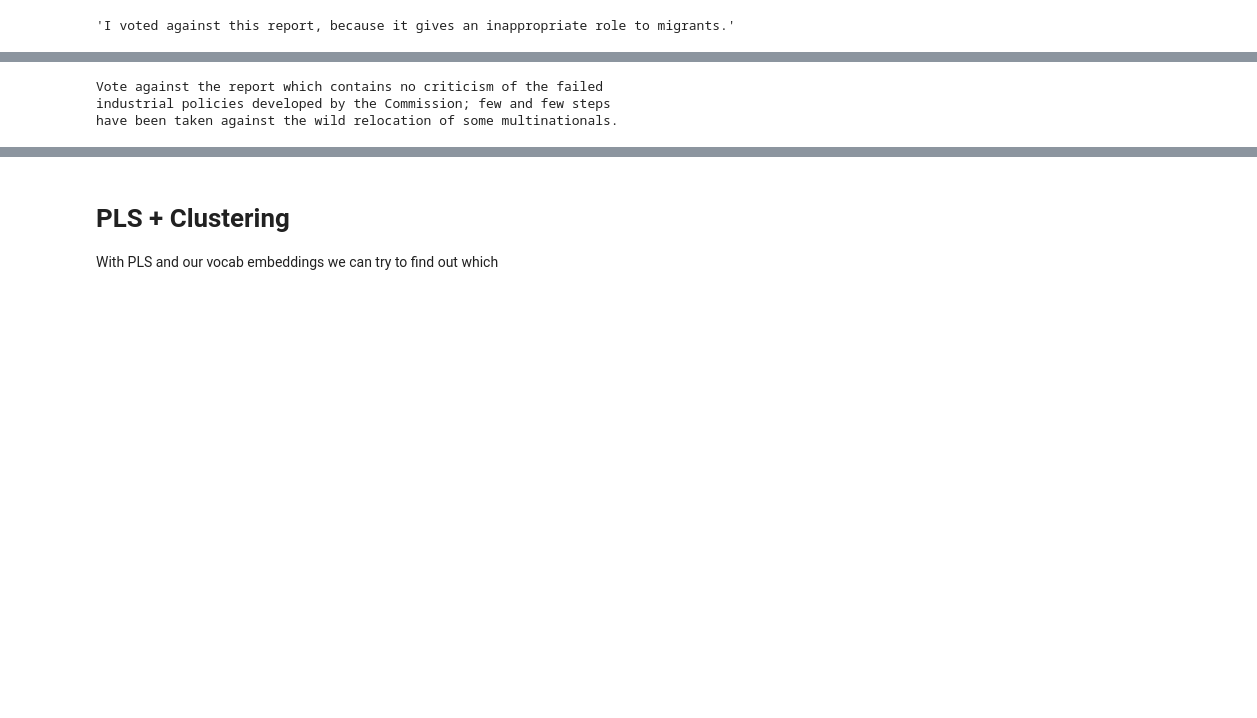
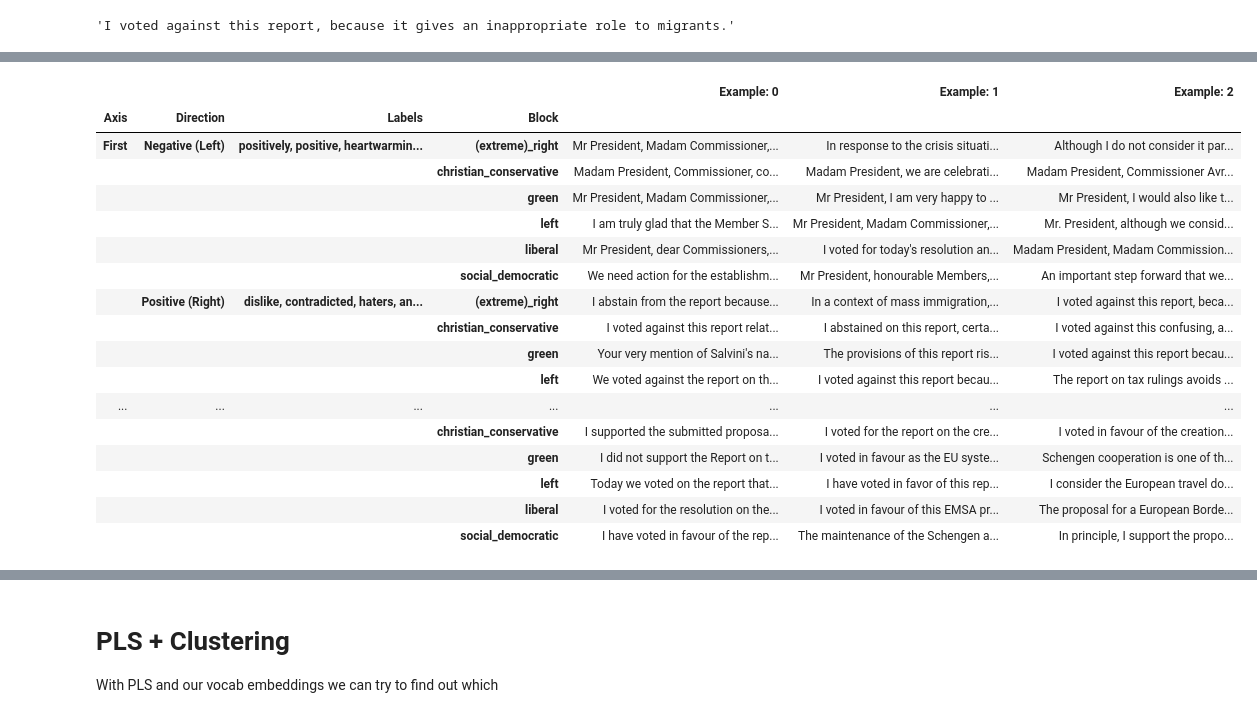
Before and after one commit to derkleinejakob/dataliteracy25, a Jupyter notebook: experiments/q3_3_pls.ipynb, the cells around one changed output, grey strips where cells are left out. Drawn from its saved outputs; the diff is of its cells as text; code cells hidden in the pictures; blank space fills up the shorter version.

Commit message:
printing extreme examples

```diff
--- a/experiments/q3_3_pls.ipynb
+++ b/experiments/q3_3_pls.ipynb
@@ -169,4 +218,33 @@ neg_0, pos_0, neg_1, pos_1 = get_top_k_extreme_examples(df[left_mask], normalize
 # %%
-for row in pos_1.iloc:
-    print(textwrap.fill(row['translatedText']))
-    print("=" * 200)
+examples = []
+
+for block in df['block'].unique():
+    block_mask = df['block'] == block
+    neg_0, pos_0, neg_1, pos_1 = get_top_k_extreme_examples(df[block_mask], normalized[block_mask], top_k=3)
+
+    examples.extend([{"Axis": "First",
+    "Direction": "Positive (Right)",
+    "Labels": ", ".join(words_pos_0),
+    "Block": block,
+    **{ f"Example: {idx}":  textwrap.fill(row['translatedText'], width=100) for idx, row in enumerate(pos_0.iloc)}},
+
+
+    {"Axis": "First",
+    "Direction": "Negative (Left)",
+    "Labels": ", ".join(words_neg_0),
+    "Block": block,
+    **{ f"Example: {idx}":textwrap.fill(row['translatedText'], width=100) for idx, row in enumerate(neg_0.iloc)}},
+
+
+    {"Axis": "Second",
+    "Direction": "Positive (Up)",
+    "Labels": ", ".join(words_pos_1),
+    "Block": block,
+    **{ f"Example: {idx}":  textwrap.fill(row['translatedText'], width=100) for idx, row in enumerate(pos_1.iloc)}},
+
+
+    {"Axis": "Second",
+    "Direction": "Negative (Down)",
+    "Labels": ", ".join(words_neg_1),
+    "Block": block,
+    **{ f"Example: {idx}": textwrap.fill(row['translatedText'], width=100) for idx, row in enumerate(neg_1.iloc)}}])
@@ -191,6 +251,29 @@ element for managing the current migration crisis.
-# %%
-print(textwrap.fill(pos_0.iloc[0]['translatedText']))
-# %% [output]
-Vote against the report which contains no criticism of the failed
-industrial policies developed by the Commission; few and few steps
-have been taken against the wild relocation of some multinationals.
+# %%
+examples_df = pd.DataFrame(examples)
+# %%
+examples_df = examples_df.sort_values(by=['Axis', 'Direction', 'Labels', 'Block'])
+# %%
+examples_df = examples_df.set_index([ 'Axis', 'Direction', 'Labels', 'Block' ])
+# %%
+from IPython.display import display, HTML
+
+display(HTML(examples_df.to_html()))
+# %% [output]
+|  |  |  |  | Example: 0 | Example: 1 | Example: 2 |
+| Axis | Direction | Labels | Block |  |  |  |
+| First | Negative (Left) | positively, positive, heartwarmin... | (extreme)_right | Mr President, Madam Commissioner,... | In response to the crisis situati... | Although I do not consider it par... |
+|  |  |  | christian_conservative | Madam President, Commissioner, co... | Madam President, we are celebrati... | Madam President, Commissioner Avr... |
+|  |  |  | green | Mr President, Madam Commissioner,... | Mr President, I am very happy to ... | Mr President, I would also like t... |
+|  |  |  | left | I am truly glad that the Member S... | Mr President, Madam Commissioner,... | Mr. President, although we consid... |
+|  |  |  | liberal | Mr President, dear Commissioners,... | I voted for today's resolution an... | Madam President, Madam Commission... |
+|  |  |  | social_democratic | We need action for the establishm... | Mr President, honourable Members,... | An important step forward that we... |
+|  | Positive (Right) | dislike, contradicted, haters, an... | (extreme)_right | I abstain from the report because... | In a context of mass immigration,... | I voted against this report, beca... |
+|  |  |  | christian_conservative | I voted against this report relat... | I abstained on this report, certa... | I voted against this confusing, a... |
+|  |  |  | green | Your very mention of Salvini's na... | The provisions of this report ris... | I voted against this report becau... |
+|  |  |  | left | We voted against the report on th... | I voted against this report becau... | The report on tax rulings avoids ... |
+| ... | ... | ... | ... | ... | ... | ... |
+|  |  |  | christian_conservative | I supported the submitted proposa... | I voted for the report on the cre... | I voted in favour of the creation... |
+|  |  |  | green | I did not support the Report on t... | I voted in favour as the EU syste... | Schengen cooperation is one of th... |
+|  |  |  | left | Today we voted on the report that... | I have voted in favor of this rep... | I consider the European travel do... |
+|  |  |  | liberal | I voted for the resolution on the... | I voted in favour of this EMSA pr... | The proposal for a European Borde... |
+|  |  |  | social_democratic | I have voted in favour of the rep... | The maintenance of the Schengen a... | In principle, I support the propo... |
```
Also changed, not shown: parts of 10 cells of this notebook.
